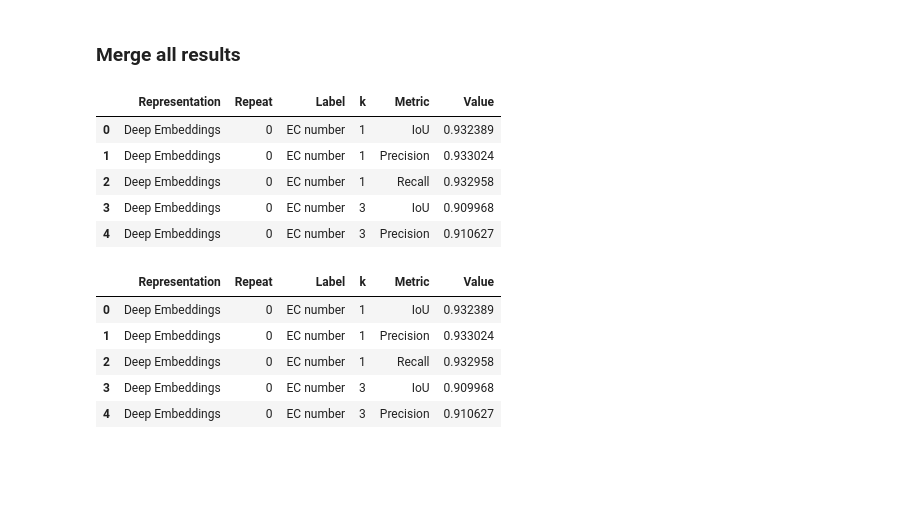
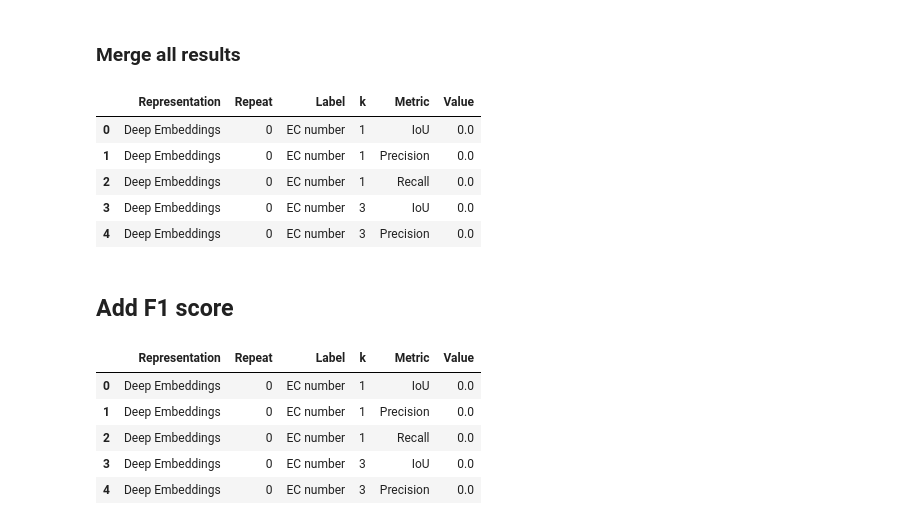
Before and after one commit to ardigen/microbiome-protein-embeddings, a Jupyter notebook: 01-label-recovery/01-label-recovery.ipynb, the cells around one changed output. Saved outputs shown, nothing was run; the diff lists cells and outputs as text; code cells hidden in the pictures; blank space fills up the shorter version.

```diff
--- a/01-label-recovery/01-label-recovery.ipynb
+++ b/01-label-recovery/01-label-recovery.ipynb
@@ -347,21 +302,23 @@ def read_results(results_path):
 # %%
-variant = "half2"
+prefix = "test"
 results = pd.concat({
-    'Deep Embeddings': read_results(f'{variant}_deep_embeddings/'),
-    '3-mers': read_results(f'{variant}_3mers/'),
-    '3-mers TF-IDF': read_results(f'{variant}_3mers-tfidf/'),
-    'AA freq.': read_results(f'{variant}_aafreq/'),
-    'mmseqs2': read_results(f'{variant}_mmseqs2/'),
+    'Deep Embeddings': read_results(f'{prefix}_deep_embeddings/'),
+    # '3-mers': read_results(f'{prefix}_3mers/'),
+    '3-mers TF-IDF': read_results(f'{prefix}_3mers-tfidf/'),
+    'AA freq.': read_results(f'{prefix}_aafreq/'),
+    'mmseqs2': read_results(f'{prefix}_mmseqs2/'),
 }, names=['Representation']).reset_index()
 
 results.head()
 # %% [output]
 |  | Representation | Repeat | Label | k | Metric | Value |
-| 0 | Deep Embeddings | 0 | EC number | 1 | IoU | 0.932389 |
-| 1 | Deep Embeddings | 0 | EC number | 1 | Precision | 0.933024 |
-| 2 | Deep Embeddings | 0 | EC number | 1 | Recall | 0.932958 |
-| 3 | Deep Embeddings | 0 | EC number | 3 | IoU | 0.909968 |
-| 4 | Deep Embeddings | 0 | EC number | 3 | Precision | 0.910627 |
+| 0 | Deep Embeddings | 0 | EC number | 1 | IoU | 0.0 |
+| 1 | Deep Embeddings | 0 | EC number | 1 | Precision | 0.0 |
+| 2 | Deep Embeddings | 0 | EC number | 1 | Recall | 0.0 |
+| 3 | Deep Embeddings | 0 | EC number | 3 | IoU | 0.0 |
+| 4 | Deep Embeddings | 0 | EC number | 3 | Precision | 0.0 |
+# %% [markdown]
+## Add F1 score
 # %%
 def f1_score(group):
     metrics = group.set_index('Metric')['Value']
@@ -377,9 +334,9 @@ results = pd.concat([results, f1_scores])
 results.head()
 # %% [output]
 |  | Representation | Repeat | Label | k | Metric | Value |
-| 0 | Deep Embeddings | 0 | EC number | 1 | IoU | 0.932389 |
-| 1 | Deep Embeddings | 0 | EC number | 1 | Precision | 0.933024 |
-| 2 | Deep Embeddings | 0 | EC number | 1 | Recall | 0.932958 |
-| 3 | Deep Embeddings | 0 | EC number | 3 | IoU | 0.909968 |
-| 4 | Deep Embeddings | 0 | EC number | 3 | Precision | 0.910627 |
+| 0 | Deep Embeddings | 0 | EC number | 1 | IoU | 0.0 |
+| 1 | Deep Embeddings | 0 | EC number | 1 | Precision | 0.0 |
+| 2 | Deep Embeddings | 0 | EC number | 1 | Recall | 0.0 |
+| 3 | Deep Embeddings | 0 | EC number | 3 | IoU | 0.0 |
+| 4 | Deep Embeddings | 0 | EC number | 3 | Precision | 0.0 |
 # %%
```
Also changed, not shown: parts of 13 cells of this notebook, 1 other file.
